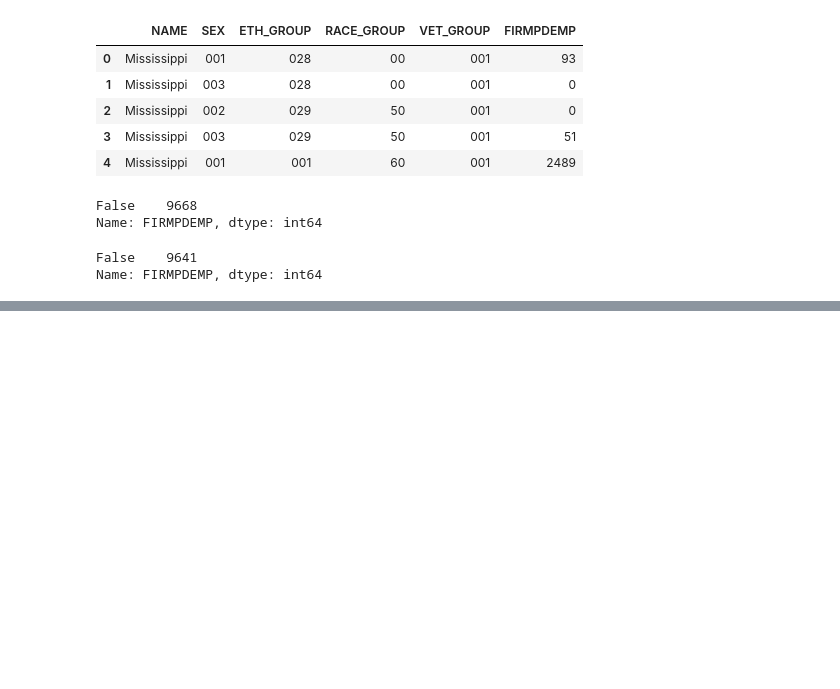
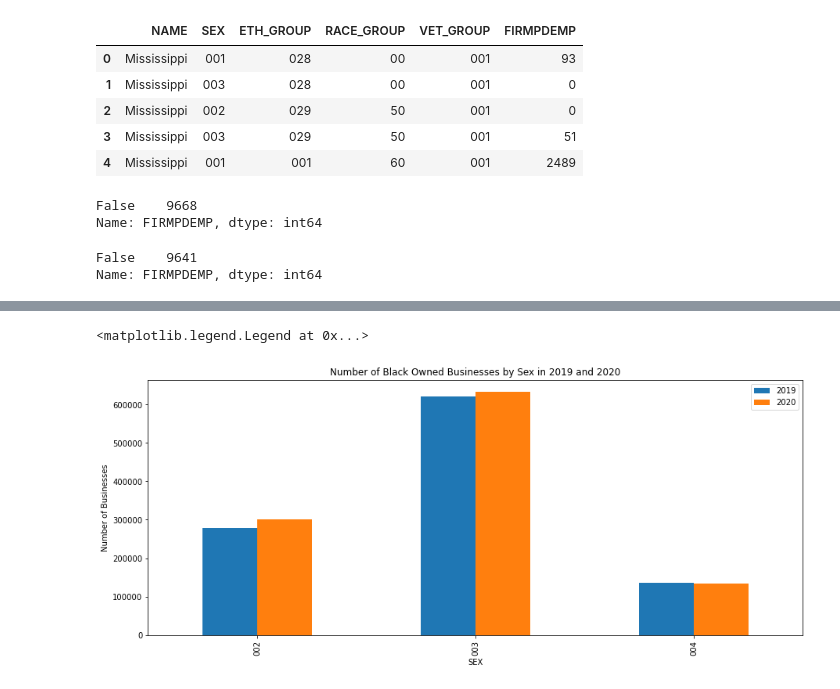
Before and after one commit to ColeBallard/census-api-data-abs, a Jupyter notebook: ETL.ipynb, the cells around one changed output, grey strips where cells are left out. Drawn from its saved outputs; the diff is of its cells as text; code cells hidden in the pictures; blank space fills up the shorter version.

```diff
--- a/ETL.ipynb
+++ b/ETL.ipynb
@@ -64,0 +55,14 @@ statemerge
+# %%
+statemerge['FIRMPDEMP_2020'] = pd.to_numeric(statemerge['FIRMPDEMP_2020'])
+# %%
+statemerge['FIRMPDEMP_2019'] = pd.to_numeric(statemerge['FIRMPDEMP_2019'])
+# %%
+maleminorityfilter = statemerge[(statemerge['SEX'] != '001') & (statemerge['RACE_GROUP'] == '90') & (statemerge['VET_GROUP'] == '001') & (statemerge['ETH_GROUP']== '001')]
+# %%
+black = maleminorityfilter.groupby("SEX").sum("FIRMPDEMP_2019")
+# %%
+ax = black.plot(title = 'Number of Black Owned Businesses by Sex in 2019 and 2020', ylabel = 'Number of Businesses', y= ['FIRMPDEMP_2019', 'FIRMPDEMP_2020'], kind ='bar', use_index =True, figsize=(15, 6))
+ax.legend(["2019", "2020"])
+# %% [output]
+<matplotlib.legend.Legend at 0x...>
+[figure, added]
```
Also changed, not shown: parts of 11 cells of this notebook.
